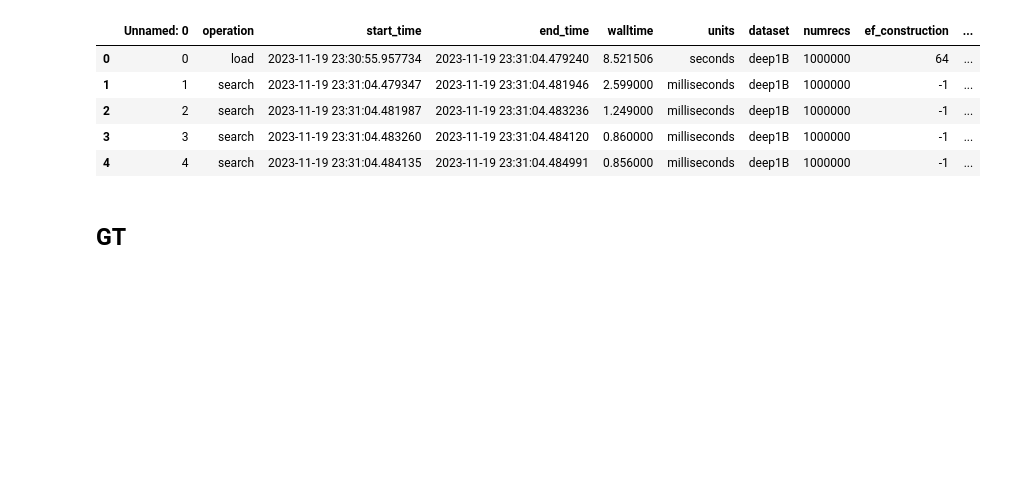
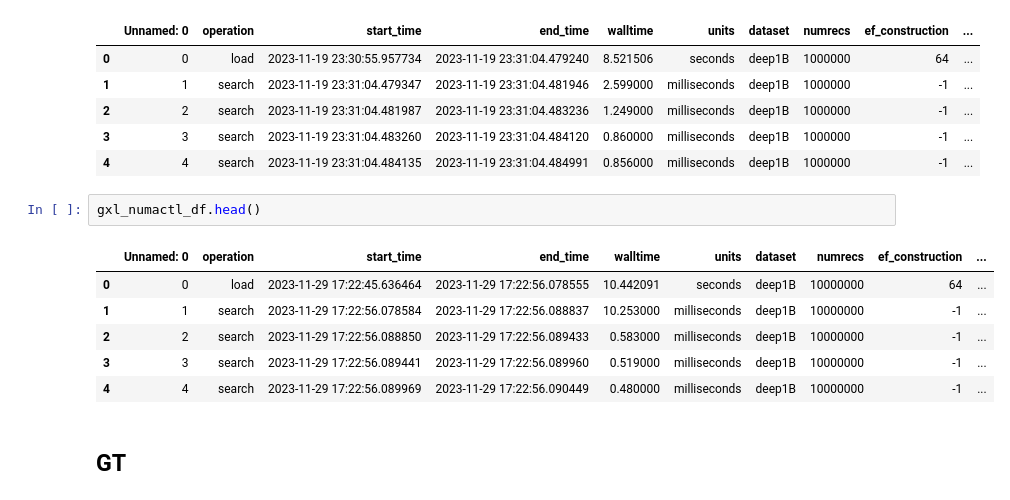
Before and after one commit to iamsabhoho/hnswlib, a Jupyter notebook: gsi/hnswlib_test/analyze.ipynb, the cells around one changed output. Drawn from its saved outputs; the diff is of its cells as text; blank space fills up the shorter version.

```diff
--- a/gsi/hnswlib_test/analyze.ipynb
+++ b/gsi/hnswlib_test/analyze.ipynb
@@ -101,6 +117,15 @@ gxl_df.head()
 | 2 | 2 | search | 2023-11-19 23:31:04.481987 | 2023-11-19 23:31:04.483236 | 1.249000 | milliseconds | deep1B | 1000000 | -1 | ... |
 | 3 | 3 | search | 2023-11-19 23:31:04.483260 | 2023-11-19 23:31:04.484120 | 0.860000 | milliseconds | deep1B | 1000000 | -1 | ... |
 | 4 | 4 | search | 2023-11-19 23:31:04.484135 | 2023-11-19 23:31:04.484991 | 0.856000 | milliseconds | deep1B | 1000000 | -1 | ... |
+# %%
+gxl_numactl_df.head()
+# %% [output]
+|  | Unnamed: 0 | operation | start_time | end_time | walltime | units | dataset | numrecs | ef_construction | ... |
+| 0 | 0 | load | 2023-11-29 17:22:45.636464 | 2023-11-29 17:22:56.078555 | 10.442091 | seconds | deep1B | 10000000 | 64 | ... |
+| 1 | 1 | search | 2023-11-29 17:22:56.078584 | 2023-11-29 17:22:56.088837 | 10.253000 | milliseconds | deep1B | 10000000 | -1 | ... |
+| 2 | 2 | search | 2023-11-29 17:22:56.088850 | 2023-11-29 17:22:56.089433 | 0.583000 | milliseconds | deep1B | 10000000 | -1 | ... |
+| 3 | 3 | search | 2023-11-29 17:22:56.089441 | 2023-11-29 17:22:56.089960 | 0.519000 | milliseconds | deep1B | 10000000 | -1 | ... |
+| 4 | 4 | search | 2023-11-29 17:22:56.089969 | 2023-11-29 17:22:56.090449 | 0.480000 | milliseconds | deep1B | 10000000 | -1 | ... |
 # %% [markdown]
 ## GT
 # %%
```
Also changed, not shown: parts of 16 cells of this notebook, 1 other file.
